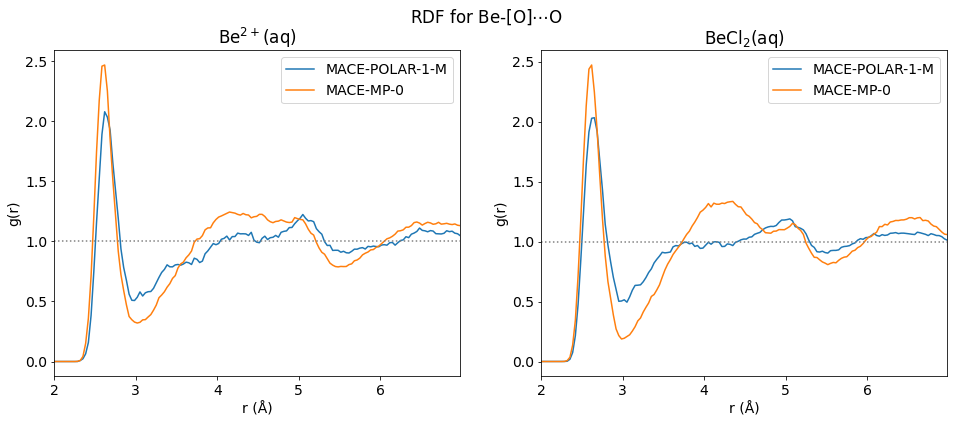
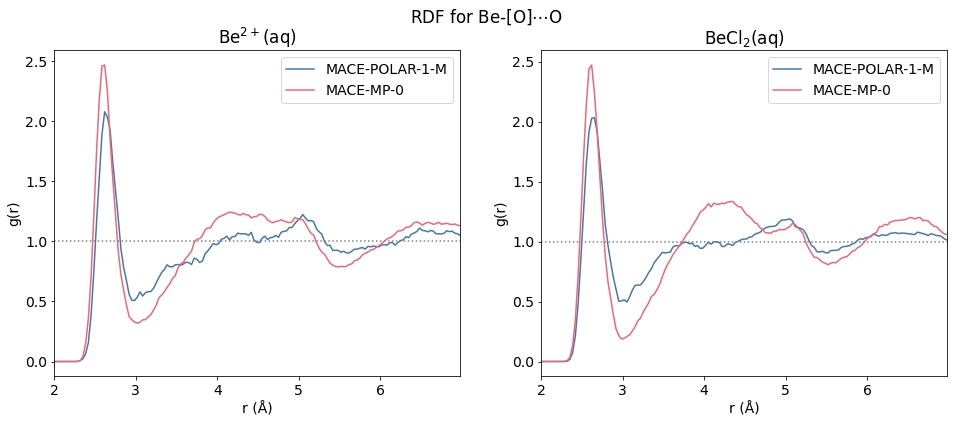
The notebook cell's code change between the first figure and the second:
--- before
+++ after
@@ -9,6 +9,6 @@
 
 
-    axs[i].plot(r, POLAR_OO_rdf_data[key]['  g(r)'], label='MACE-POLAR-1-M')
-    axs[i].plot(r, MP0_OO_rdf_data[key]['  g(r)'], label='MACE-MP-0')
+    axs[i].plot(r, POLAR_OO_rdf_data[key]['  g(r)'], color=colour_map['MACE-POLAR-1-M'], label='MACE-POLAR-1-M')
+    axs[i].plot(r, MP0_OO_rdf_data[key]['  g(r)'], color=colour_map['MACE-MP-0'], label='MACE-MP-0')
     rmax = POLAR_OO_rdf_data[key]['# Distance / pm'].max()/100
 

Commit: Colours are now more systematic